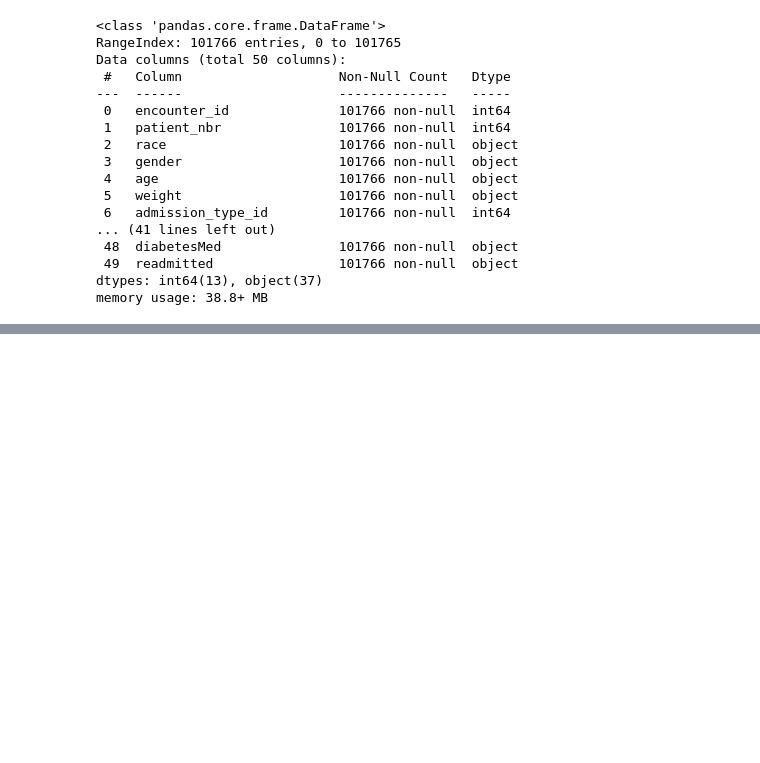
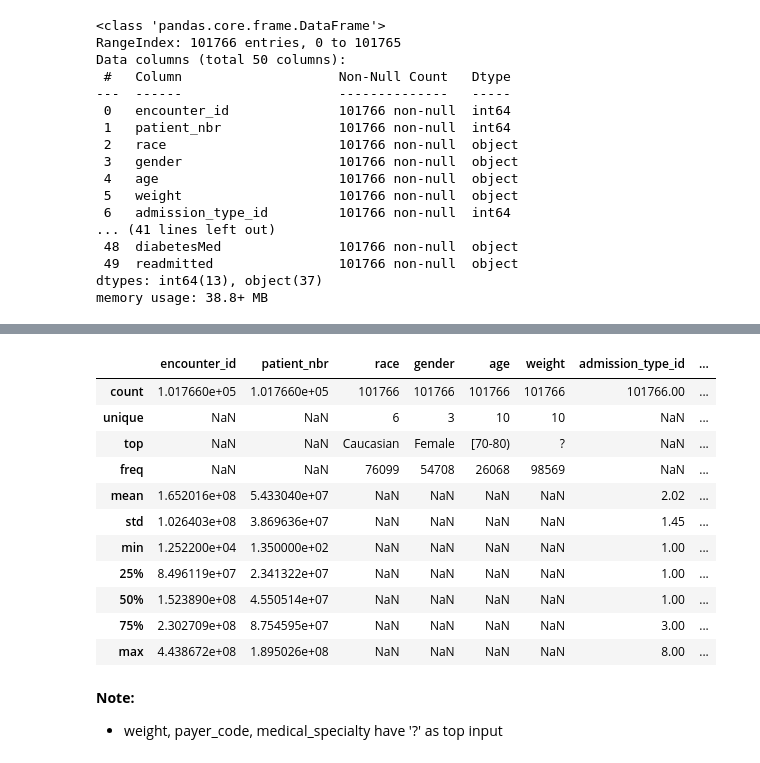
Before and after one commit to unseltdm/Yosemite, a Jupyter notebook: Diabetes_EDA.ipynb, the cells around one changed output, grey strips where cells are left out. Drawn from its saved outputs; the diff is of its cells as text; code cells hidden in the pictures; blank space fills up the shorter version.

```diff
--- a/Diabetes_EDA.ipynb
+++ b/Diabetes_EDA.ipynb
@@ -31,13 +31,11 @@ import os
 import pandas as pd
 import numpy as np
 
-# Confirm working directory
-print(os.getcwd())
-
 # Change working directory
-os.chdir('/data/project_data')
+os.chdir('/data/results/desiree/input/')
 
 # Load diabetes data
 df_diabetes = pd.read_csv('diabetic_data.csv')
+pd.set_option('display.max_columns', None)
 df_diabetes.head()
 # %% [output]
@@ -85,0 +151,19 @@ memory usage: 38.8+ MB
+# %%
+# Dataset Describe  (all columns included)
+df_diabetes.describe(include='all').round(2)
+# %% [output]
+|  | encounter_id | patient_nbr | race | gender | age | weight | admission_type_id | ... |
+| count | 1.017660e+05 | 1.017660e+05 | 101766 | 101766 | 101766 | 101766 | 101766.00 | ... |
+| unique | NaN | NaN | 6 | 3 | 10 | 10 | NaN | ... |
+| top | NaN | NaN | Caucasian | Female | [70-80) | ? | NaN | ... |
+| freq | NaN | NaN | 76099 | 54708 | 26068 | 98569 | NaN | ... |
+| mean | 1.652016e+08 | 5.433040e+07 | NaN | NaN | NaN | NaN | 2.02 | ... |
+| std | 1.026403e+08 | 3.869636e+07 | NaN | NaN | NaN | NaN | 1.45 | ... |
+| min | 1.252200e+04 | 1.350000e+02 | NaN | NaN | NaN | NaN | 1.00 | ... |
+| 25% | 8.496119e+07 | 2.341322e+07 | NaN | NaN | NaN | NaN | 1.00 | ... |
+| 50% | 1.523890e+08 | 4.550514e+07 | NaN | NaN | NaN | NaN | 1.00 | ... |
+| 75% | 2.302709e+08 | 8.754595e+07 | NaN | NaN | NaN | NaN | 3.00 | ... |
+| max | 4.438672e+08 | 1.895026e+08 | NaN | NaN | NaN | NaN | 8.00 | ... |
+# %% [markdown]
+**Note:**
+- weight, payer_code, medical_specialty have '?' as top input
```
Also changed, not shown: parts of 17 cells of this notebook.
